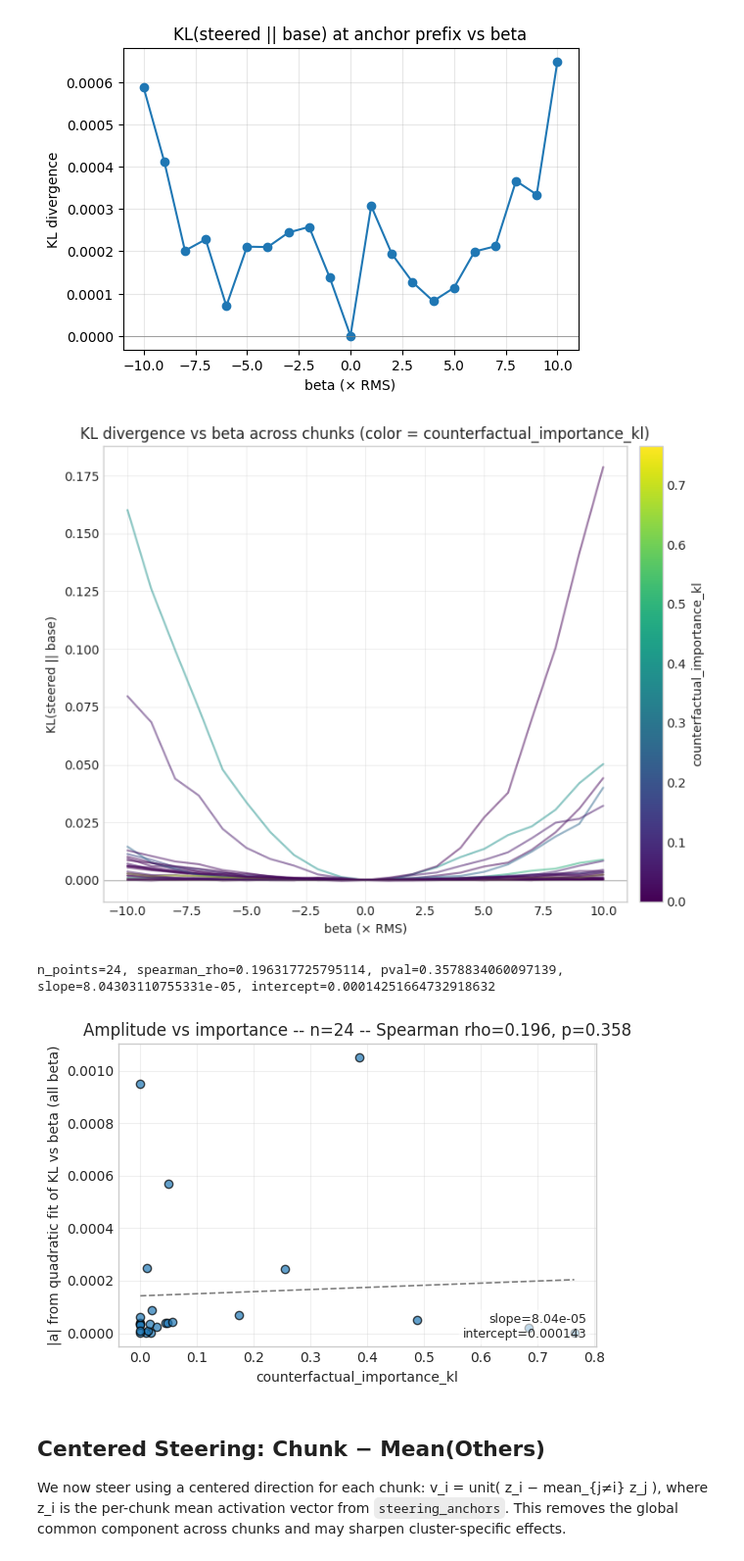
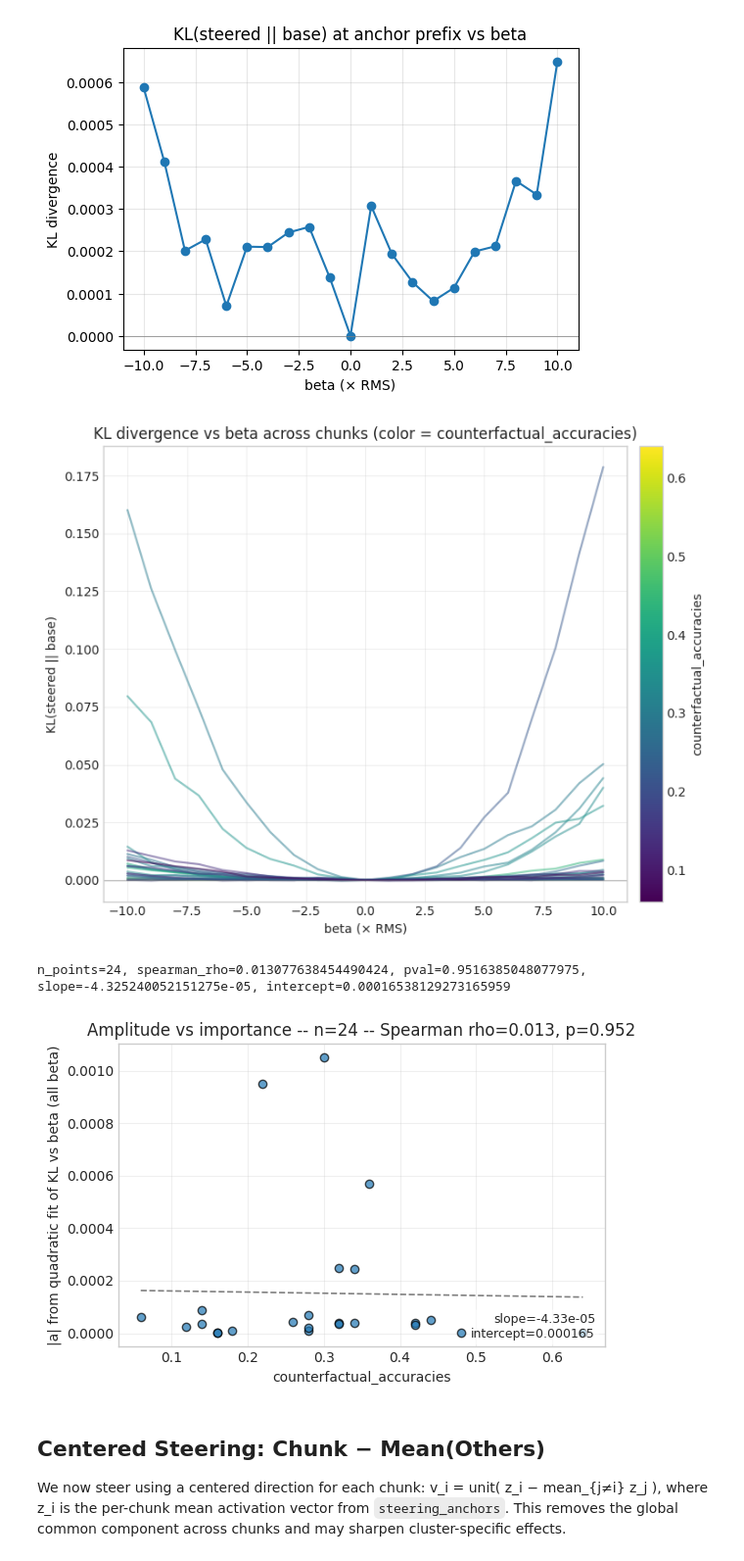
Before and after one commit to cutterdawes/SteeringThoughtAnchors, a Jupyter notebook: notebooks/experiment_3a_anchor_steering.ipynb, the cells around one changed output. Shown: that part at 98% size. Drawn from its saved outputs; the diff is of its cells as text; code cells hidden in the pictures.

```diff
--- a/notebooks/experiment_3a_anchor_steering.ipynb
+++ b/notebooks/experiment_3a_anchor_steering.ipynb
@@ -332,7 +332,7 @@ plt.show()
 # %% [output]
 [figure]
 # %%
-# Compute KL curves for all chunks and plot, color-coded by counterfactual_importance_kl with a colorbar
+# Compute KL curves for all chunks and plot, color-coded by counterfactual_accuracies with a colorbar
 import numpy as np
 import matplotlib.pyplot as plt
 from matplotlib.colors import Normalize
@@ -350,7 +350,7 @@ if not kl_curves:
 raw_imps = []
 for i in range(len(chunks)):
     try:
-        raw_imps.append(float(ex['counterfactual_importance_kl'][i]))
+        raw_imps.append(float(ex['counterfactual_accuracies'][i]))
     except Exception:
         raw_imps.append(0.0)
 imps = np.array(raw_imps, dtype=float)
@@ -379,25 +379,25 @@ for idx in sorted(kl_curves.keys()):
     alpha = 0.5  # = 0.95 if idx == anchor_idx else 0.6
     ax.plot(xs, ys, color=col, linewidth=lw, alpha=alpha)
 
-# Colorbar mapped to counterfactual_importance_kl
+# Colorbar mapped to counterfactual_accuracies
 sm = plt.cm.ScalarMappable(cmap=cmap, norm=norm)
 sm.set_array(imps)
 cbar = fig.colorbar(sm, ax=ax, pad=0.02)
-cbar.set_label('counterfactual_importance_kl')
+cbar.set_label('counterfactual_accuracies')
 
 # Labels and styling
 ax.axhline(0, color='gray', lw=0.5)
 ax.set_xlabel('beta (× RMS)')
 ax.set_ylabel('KL(steered || base)')
-ax.set_title('KL divergence vs beta across chunks (color = counterfactual_importance_kl)')
+ax.set_title('KL divergence vs beta across chunks (color = counterfactual_accuracies)')
 ax.grid(True, alpha=0.3)
 plt.tight_layout()
 plt.show()
 # %% [output]
-[figure, old version]
+[figure, new version]
 # %%
 
-# Fit a quadratic to each KL curve (all beta) and plot the fitted amplitude vs counterfactual_importance_kl
+# Fit a quadratic to each KL curve (all beta) and plot the fitted amplitude vs counterfactual_accuracies
 import numpy as np
 import matplotlib.pyplot as plt
 # Try SciPy for Spearman; fallback to rank+pearson if not available
@@ -430,7 +430,7 @@ for idx in range(len(chunks)):
     amplitudes.append(amp)
     # safe importance retrieval (fallback 0.0)
     try:
-        imp = float(ex.get('counterfactual_importance_kl', [0.0]*len(chunks))[idx])
+        imp = float(ex.get('counterfactual_accuracies', [0.0]*len(chunks))[idx])
     except Exception:
         imp = 0.0
     importances.append(imp)
@@ -441,7 +441,7 @@ y = np.array(amplitudes)
 
 fig, ax = plt.subplots(figsize=(6,4))
 ax.scatter(x, y, edgecolor='black', alpha=0.7)
-ax.set_xlabel('counterfactual_importance_kl')
+ax.set_xlabel('counterfactual_accuracies')
 ax.set_ylabel('|a| from quadratic fit of KL vs beta (all beta)')
 
 # Compute Spearman if available and meaningful
@@ -477,35 +477,35 @@ if n_points > 1 and not np.allclose(x, x[0]):
     try:
         slope, intercept = np.polyfit(x, y, 1)
         xs_line = np.linspace(np.nanmin(x), np.nanmax(x), 200)
         ys_line = slope * xs_line + intercept
         ax.plot(xs_line, ys_line, color='gray', linestyle='--', linewidth=1.2, label=f'best-fit (slope={slope:.3g})')
     except Exception:
         slope, intercept = np.nan, np.nan
 
 # Title and annotation
 title = f'Amplitude vs importance -- n={n_points} -- Spearman rho={np.nan if np.isnan(rho) else float(rho):.3f}'
 if not np.isnan(pval):
     title += f', p={float(pval):.3g}'
 ax.set_title(title)
 # Put fit stats on the plot
 ann_lines = []
 if not np.isnan(slope):
     ann_lines.append(f'slope={slope:.3g}')
 if not np.isnan(intercept):
     ann_lines.append(f'intercept={intercept:.3g}')
 if ann_lines:
     ax.text(0.98, 0.02, '\n'.join(ann_lines), transform=ax.transAxes, ha='right', va='bottom', fontsize=9,
             bbox=dict(boxstyle='round', facecolor='white', alpha=0.6, edgecolor='none'))
 
 # Print summary stats to the output as well
 print(f'n_points={n_points}, spearman_rho={rho}, pval={pval}, slope={slope}, intercept={intercept}')
 
 ax.grid(True, alpha=0.3)
 plt.tight_layout()
 plt.show()
 # %% [output]
-n_points=24, spearman_rho=0.196317725795114, pval=0.3578834060097139, slope=8.04303110755331e-05, intercept=0.00014251664732918632
+n_points=24, spearman_rho=0.013077638454490424, pval=0.9516385048077975, slope=-4.325240052151275e-05, intercept=0.00016538129273165959
-[figure, old version]
+[figure, new version]
 # %% [markdown]
 ## Centered Steering: Chunk − Mean(Others)
 
```
Also changed, not shown: parts of 2 cells of this notebook, 2 other files.
